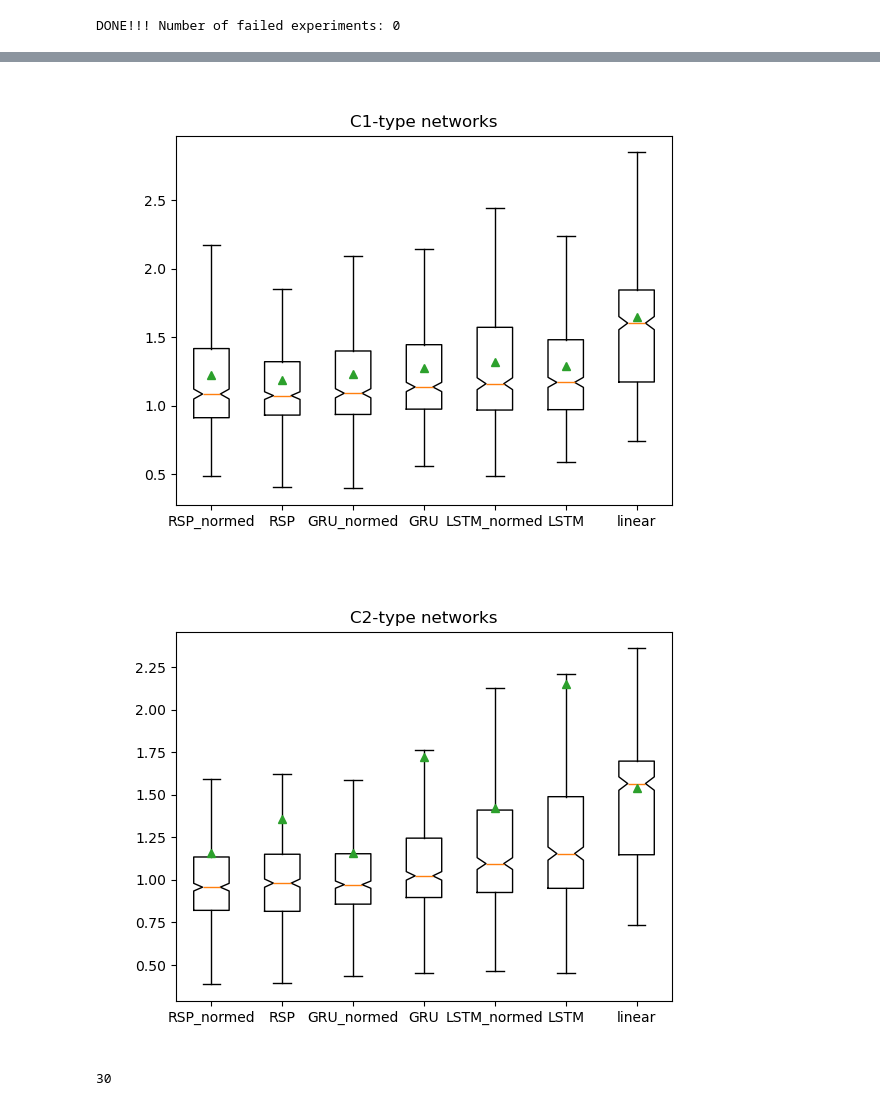
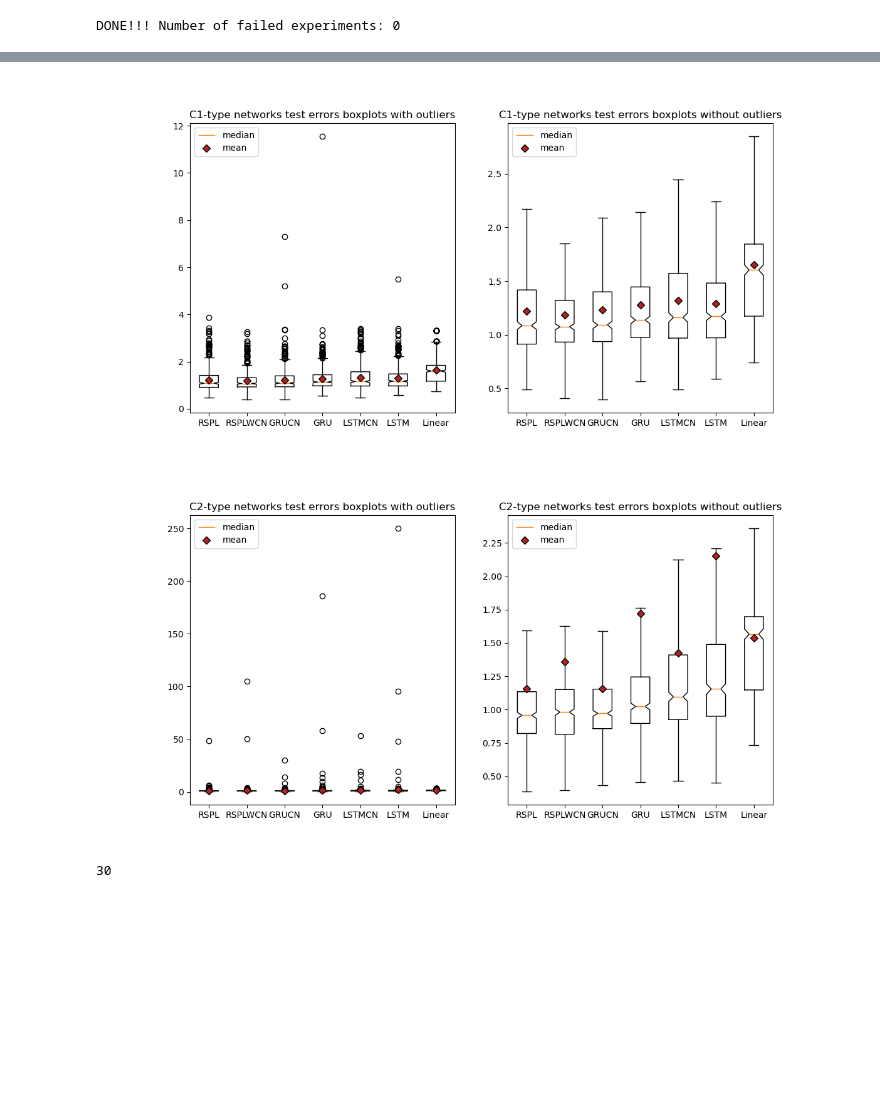
Before and after one commit to vladislav-horbatiuk/rspl_neuron_experiments, a Jupyter notebook: notebooks/compare_neurons_on_m5.ipynb, the cells around one changed output, grey strips where cells are left out. Saved outputs shown, nothing was run; the diff lists cells and outputs as text; code cells hidden in the pictures; blank space fills up the shorter version.

```diff
--- a/notebooks/compare_neurons_on_m5.ipynb
+++ b/notebooks/compare_neurons_on_m5.ipynb
@@ -329,24 +329,34 @@ CONFIG: (2, 4, 1)
         Mean filtered err: 1.5396509176536763
         Filtered err std: 0.5142935726674155
 # %%
-all_errs = []
+meanprops = dict(marker='D', markeredgecolor='black', markerfacecolor='firebrick')
+tick_labels = ['RSPL', 'RSPLWCN', 'GRUCN', 'GRU', 'LSTMCN', 'LSTM', 'Linear']
+errs_c1 = []
 for neuron_type in ALL_MODELS_EXT:
     key = get_cfg_as_tuple(CONFIGURATIONS[0]) + (neuron_type,)
-    all_errs.append(filtered_errs_by_neuron[key])
-fig, ax = plt.subplots()
-_ = ax.boxplot(all_errs, showfliers=False, tick_labels=ALL_MODELS_EXT, showmeans=True, notch=True)
-_ = ax.set_title('C1-type networks')
+    errs_c1.append(filtered_errs_by_neuron[key])
+fig, ax = plt.subplots(nrows=1, ncols=2, figsize=(12, 6), sharey=False)
+bp0 = ax[0].boxplot(errs_c1, showfliers=True, tick_labels=tick_labels, showmeans=True, notch=True, meanprops=meanprops)
+ax[0].set_title('C1-type networks test errors boxplots with outliers')
+ax[0].legend([bp0['medians'][0], bp0['means'][0]], ['median', 'mean'], loc='upper left')
+bp1 = ax[1].boxplot(errs_c1, showfliers=False, tick_labels=tick_labels, showmeans=True, notch=True, meanprops=meanprops)
+ax[1].set_title('C1-type networks test errors boxplots without outliers')
+ax[1].legend([bp1['medians'][0], bp1['means'][0]], ['median', 'mean'], loc='upper left')
 plt.show()
 # %% [output]
-[figure, old version]
+[figure, new version]
 # %%
-all_errs = []
+errs_c2 = []
 for neuron_type in ALL_MODELS_EXT:
     key = get_cfg_as_tuple(CONFIGURATIONS[1]) + (neuron_type,)
-    all_errs.append(filtered_errs_by_neuron[key])
-fig, ax = plt.subplots()
-_ = ax.boxplot(all_errs, showfliers=False, tick_labels=ALL_MODELS_EXT, showmeans=True, notch=True)
-_ = ax.set_title('C2-type networks')
+    errs_c2.append(filtered_errs_by_neuron[key])
+fig, ax = plt.subplots(nrows=1, ncols=2, figsize=(12, 6), sharey=False)
+bp0 = ax[0].boxplot(errs_c2, showfliers=True, tick_labels=tick_labels, showmeans=True, notch=True, meanprops=meanprops)
+ax[0].set_title('C2-type networks test errors boxplots with outliers')
+ax[0].legend([bp0['medians'][0], bp0['means'][0]], ['median', 'mean'], loc='upper left')
+bp1 = ax[1].boxplot(errs_c2, showfliers=False, tick_labels=tick_labels, showmeans=True, notch=True, meanprops=meanprops)
+ax[1].set_title('C2-type networks test errors boxplots without outliers')
+ax[1].legend([bp1['medians'][0], bp1['means'][0]], ['median', 'mean'], loc='upper left')
 plt.show()
 # %% [output]
-[figure, old version]
+[figure, new version]
```
Also changed, not shown: parts of 6 cells of this notebook, 1 other file.
